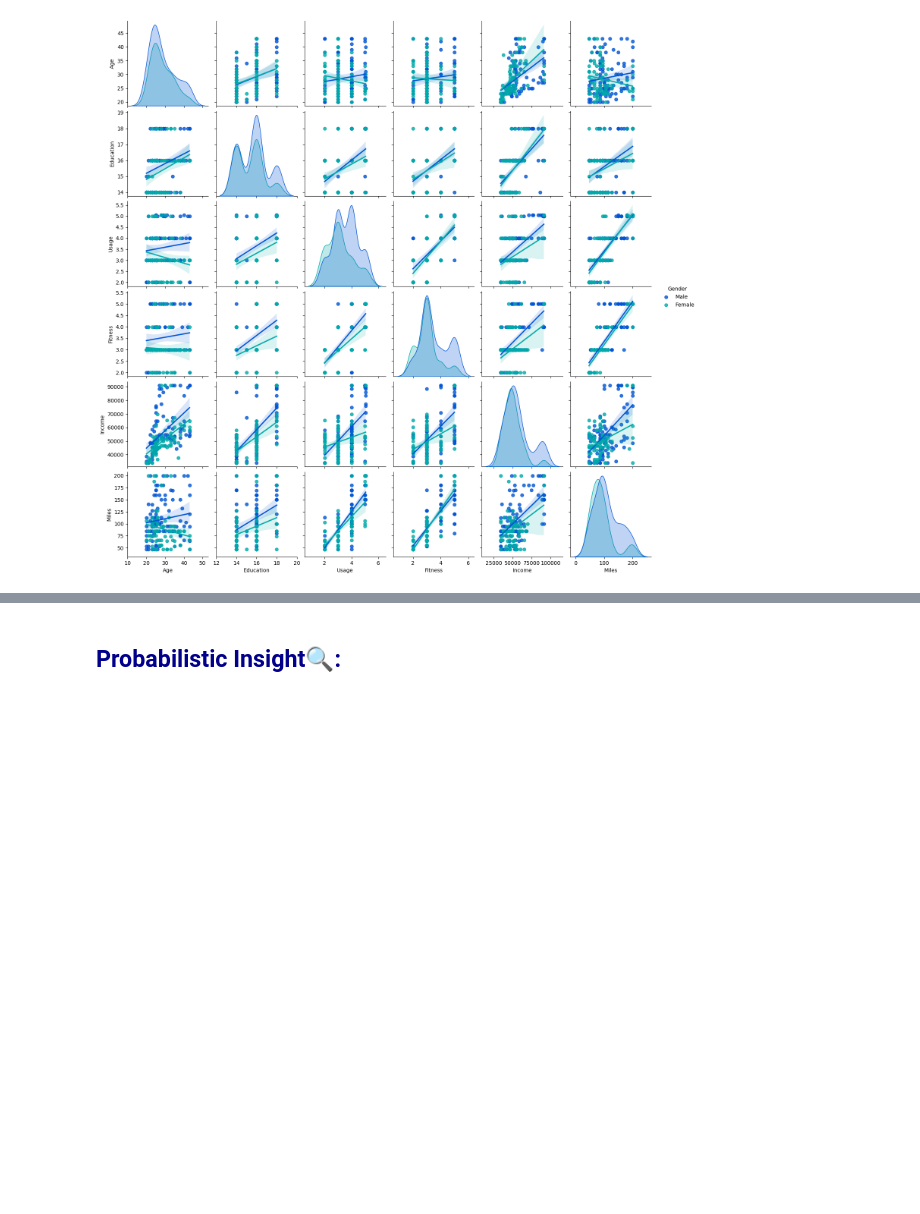
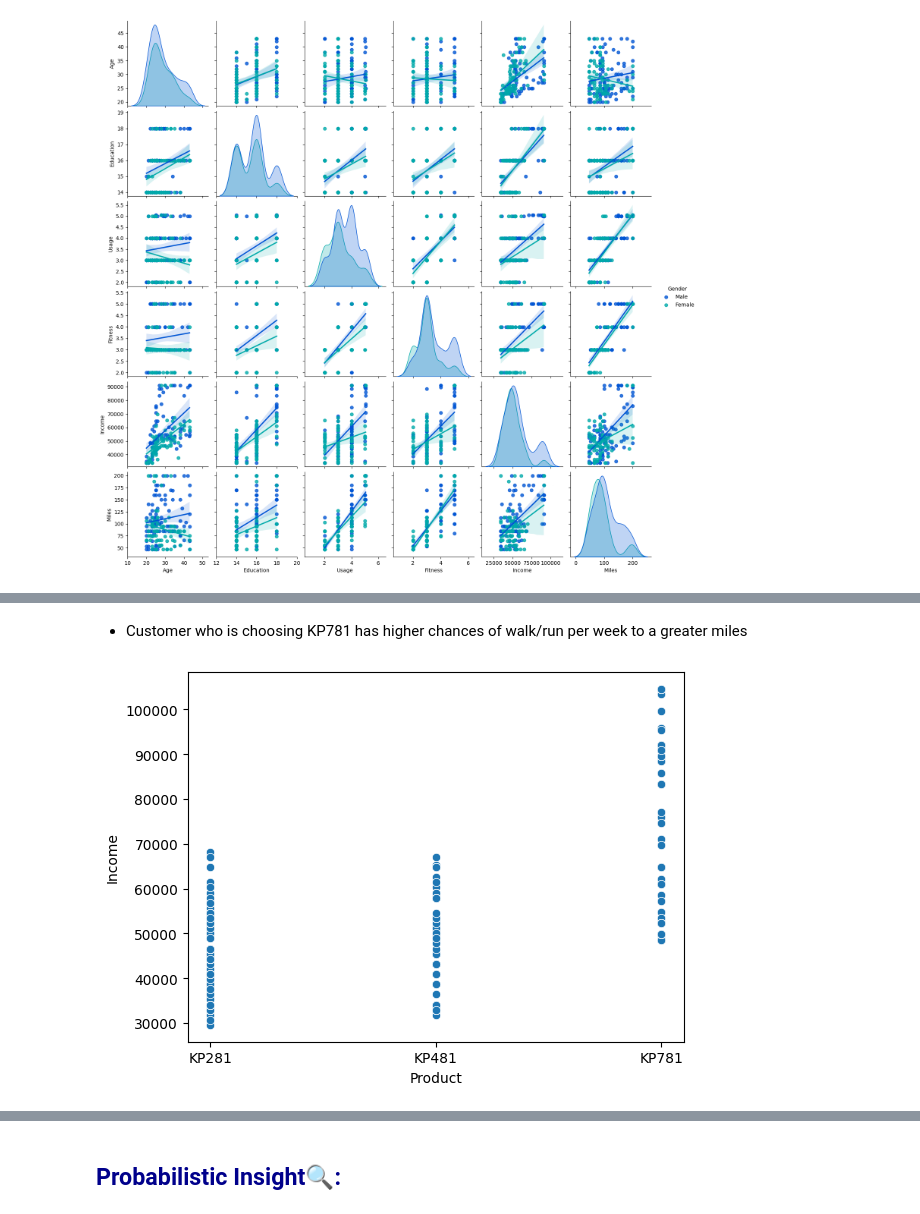
Before and after one commit to nigowda/03.Business-Case-Aerofit--Descriptive-Statistics---Probability, a Jupyter notebook: AerofitCaseStudy_Nishanth_Gowda.ipynb, the cells around one changed output, grey strips where cells are left out. Drawn from its saved outputs; the diff is of its cells as text; code cells hidden in the pictures; blank space fills up the shorter version.

```diff
--- a/AerofitCaseStudy_Nishanth_Gowda.ipynb
+++ b/AerofitCaseStudy_Nishanth_Gowda.ipynb
@@ -598,0 +618,7 @@ plt.show()
+# %% [markdown]
+* Customer who is choosing KP781 has higher chances of walk/run per week to a greater miles
+# %%
+sns.scatterplot(data=data, x='Product', y='Income')
+plt.show()
+# %% [output]
+[figure, added]
```
Also changed, not shown: parts of 9 cells of this notebook.
